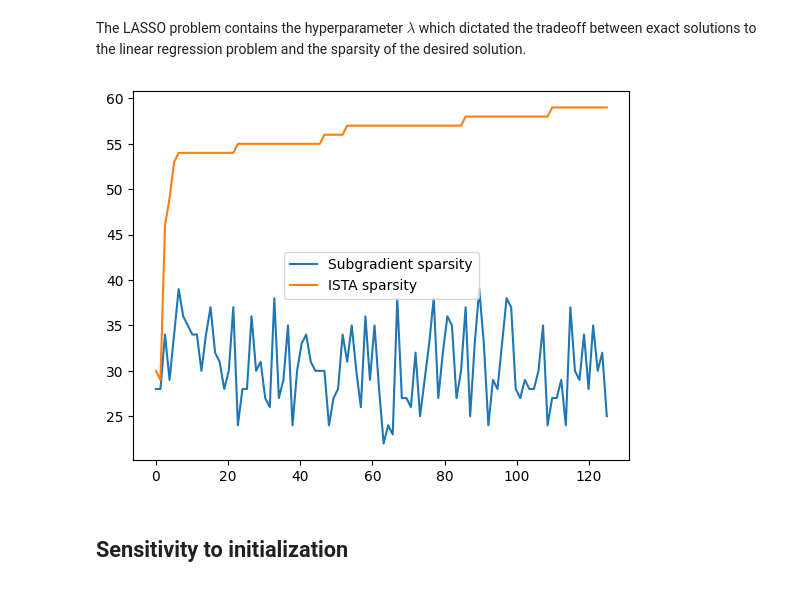
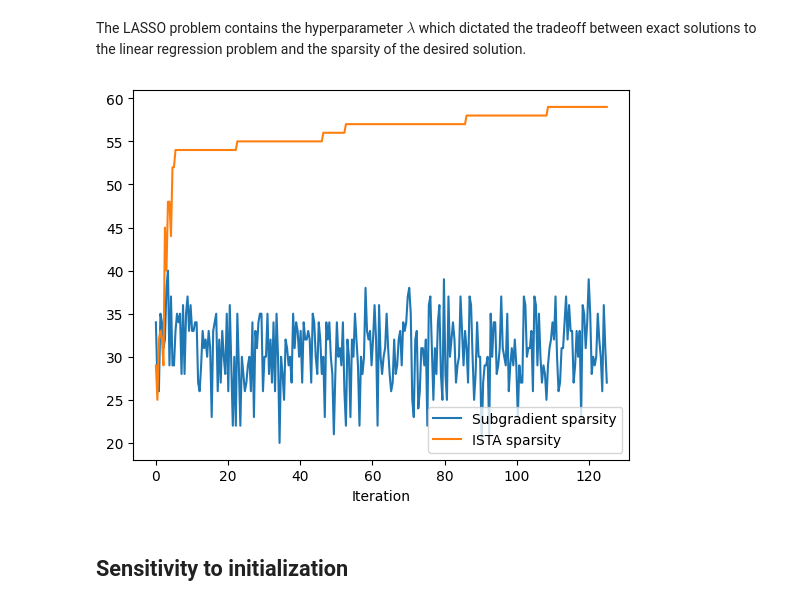
Before and after one commit to lostinentropy/lasso-regression, a Jupyter notebook: lasso-regression.ipynb, the cells around one changed output. Drawn from its saved outputs; the diff is of its cells as text; code cells hidden in the pictures.

Commit message:
added plot labels

```diff
--- a/lasso-regression.ipynb
+++ b/lasso-regression.ipynb
@@ -164,7 +164,7 @@ We additionally seek to study the path the parameters take during training. Here
 # %% [markdown]
 We begin with the case where $w_0$ has normally distributed entries.
 # %%
-w_0 = np.random.normal(size=[60])
+w_0 = generator.normal(size=[60])
 sub_optim = regression.SubGradientDescent(learning_rate=0.0001, lam=lam)
 ista = regression.ISTA(learning_rate=0.0001, lam=lam)
 model_1 = regression.CompressiveLinearModel(w_0)
@@ -221,12 +221,12 @@ lambda_max = np.max(X.T @ y)
 sub_sparsity = []
 ista_sparsity = []
 
-axes = np.linspace(0.0, lambda_max, 100)
+axes = np.linspace(0.0, lambda_max, 300)
 
 for lam in tqdm(axes):
     sub_optim = regression.SubGradientDescent(learning_rate=0.0001, lam=lam)
     ista = regression.ISTA(learning_rate=0.0001, lam=lam)
-    model_1 = regression.CompressiveLinearModel(np.random.normal(size=[60]))
+    model_1 = regression.CompressiveLinearModel(generator.normal(size=[60]))
     model_2 = deepcopy(model_1)
     metrics_1 = regression.fit(model_1, sub_optim, X, y, num_epochs=1000, metrics_dict={"l2": l2})
     metrics_2 = regression.fit(model_2, ista, X, y, num_epochs=1000, metrics_dict={"l2": l2})
@@ -236,15 +236,16 @@ for lam in tqdm(axes):
 # %%
 plt.plot(axes, sub_sparsity)
 plt.plot(axes, ista_sparsity)
 plt.legend(
     [
         "Subgradient sparsity",
         "ISTA sparsity",
     ]
 )
+plt.xlabel("Iteration")
 plt.show()
 # %% [output]
-[figure, old version]
+[figure, new version]
 # %% [markdown]
 ## Sensitivity to initialization
 # %%
```
Also changed, not shown: parts of 8 cells of this notebook.
